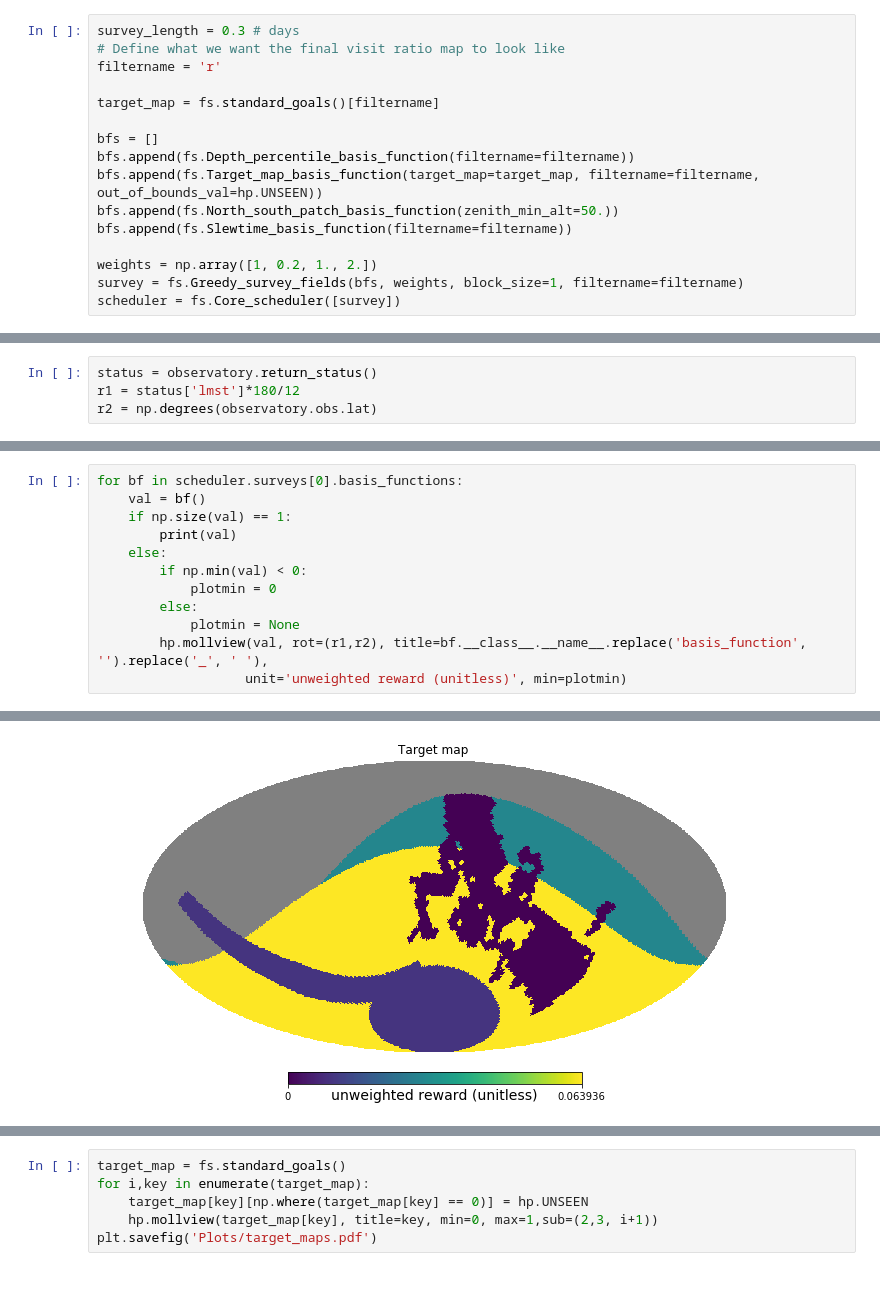
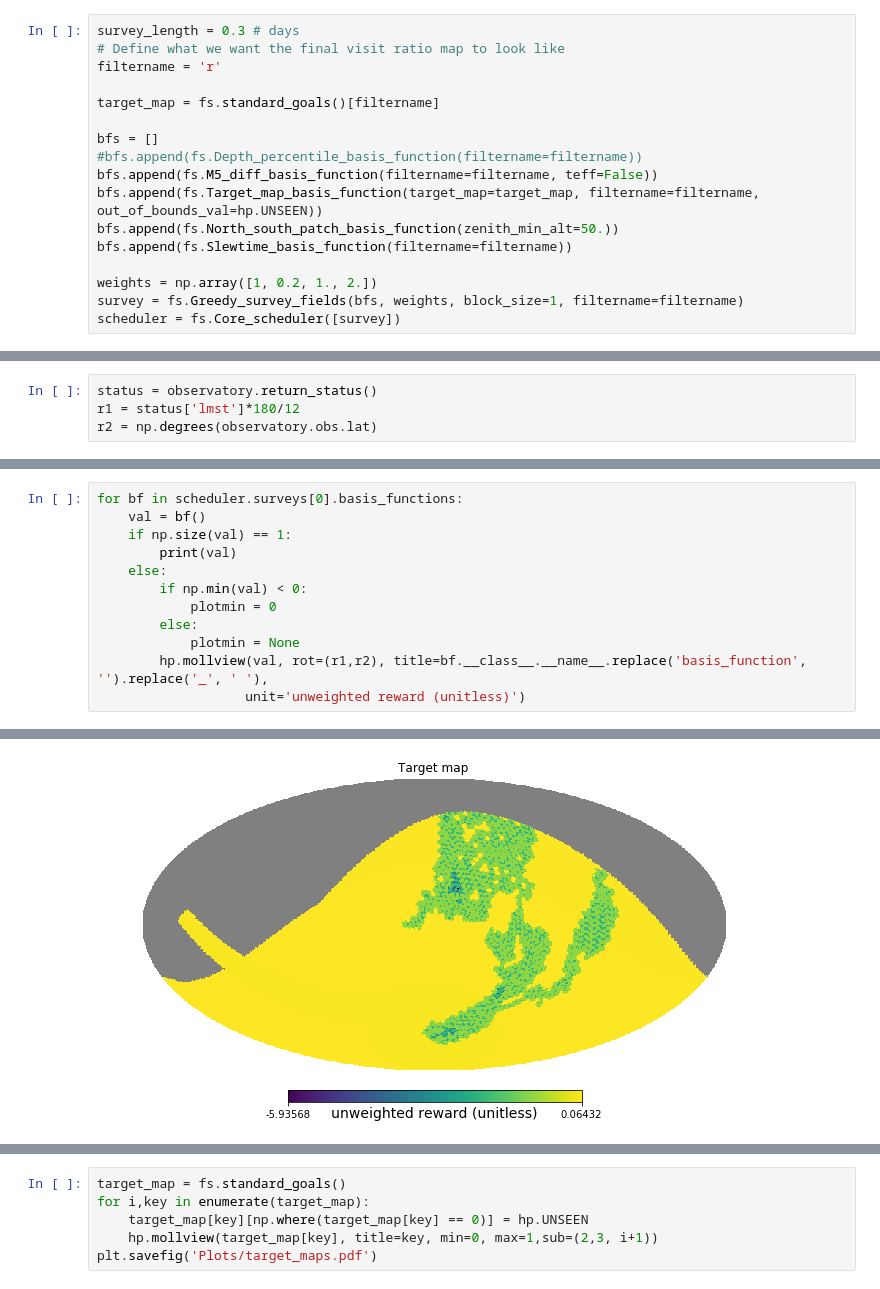
Before and after one commit to lsst-sims/legacy_sims_featureScheduler, a Jupyter notebook: examples/Standards/presentation_plots.ipynb, the cells around one changed output, grey strips where cells are left out. Drawn from its saved outputs; the diff is of its cells as text.

```diff
--- a/examples/Standards/presentation_plots.ipynb
+++ b/examples/Standards/presentation_plots.ipynb
@@ -13,7 +13,8 @@ filtername = 'r'
 target_map = fs.standard_goals()[filtername]
 
 bfs = []
-bfs.append(fs.Depth_percentile_basis_function(filtername=filtername))
+#bfs.append(fs.Depth_percentile_basis_function(filtername=filtername))
+bfs.append(fs.M5_diff_basis_function(filtername=filtername, teff=False))
 bfs.append(fs.Target_map_basis_function(target_map=target_map, filtername=filtername, out_of_bounds_val=hp.UNSEEN))
 bfs.append(fs.North_south_patch_basis_function(zenith_min_alt=50.))
 bfs.append(fs.Slewtime_basis_function(filtername=filtername))
@@ -55,5 +56,5 @@ for bf in scheduler.surveys[0].basis_functions:
         else:
             plotmin = None
         hp.mollview(val, rot=(r1,r2), title=bf.__class__.__name__.replace('basis_function', '').replace('_', ' '),
-                   unit='unweighted reward (unitless)', min=plotmin)
+                   unit='unweighted reward (unitless)')
 # %% [output]
@@ -61 +62 @@ for bf in scheduler.surveys[0].basis_functions:
-[figure, old version]
+[figure, new version]
```
Also changed, not shown: parts of 14 cells of this notebook, 5 other files.
